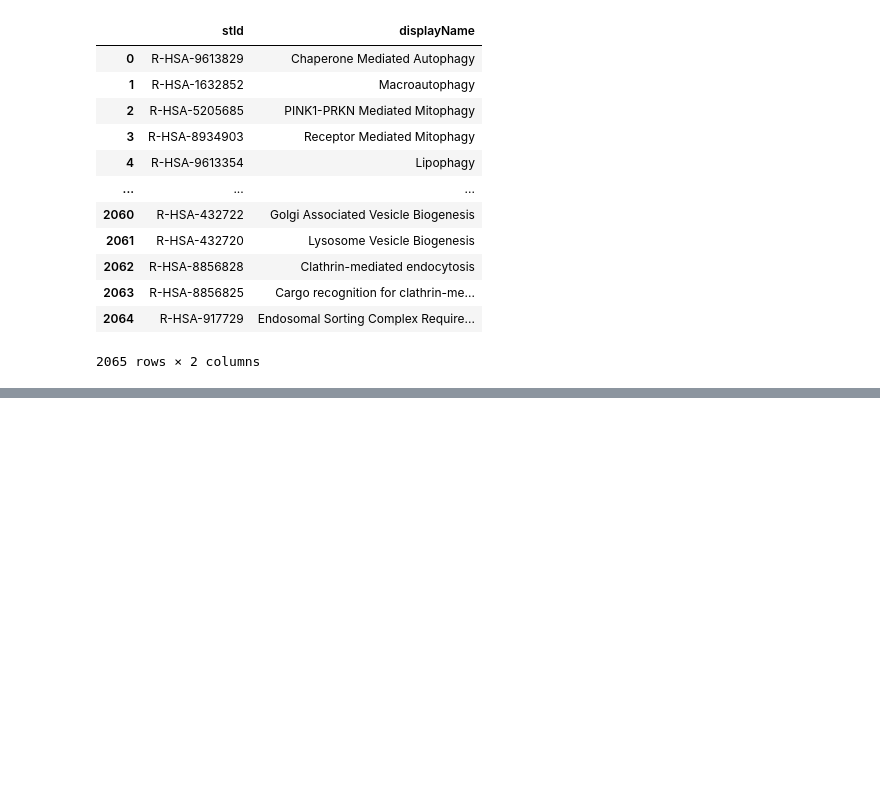
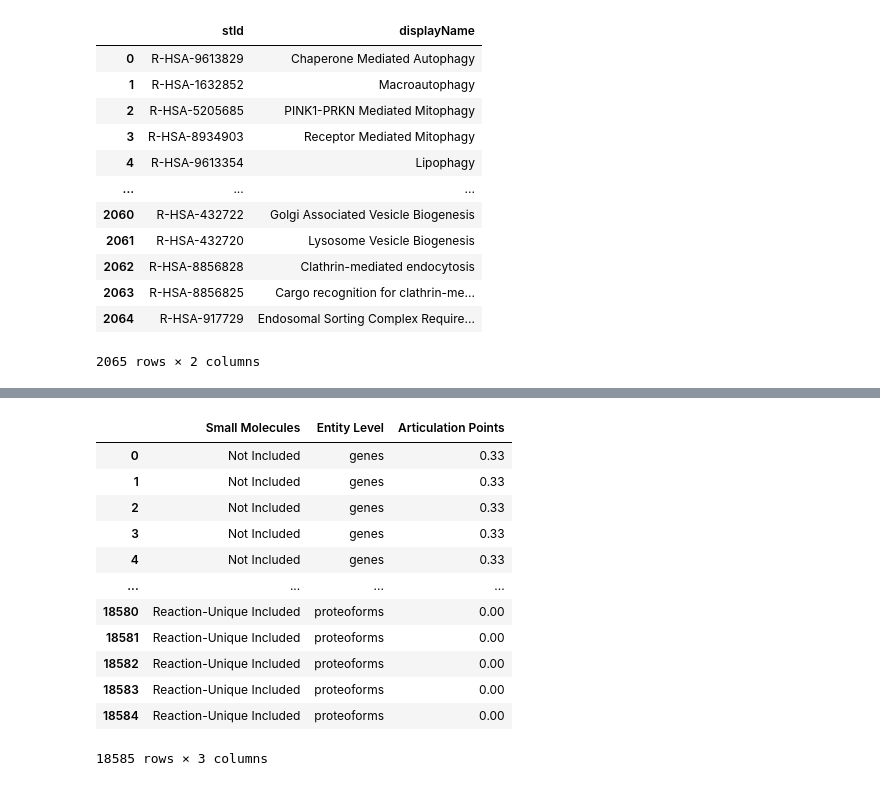
Before and after one commit to PathwayAnalysisPlatform/ProteoformNetworks, a Jupyter notebook: src/Python/analysis_1_network_topology.ipynb, the cells around one changed output, grey strips where cells are left out. Saved outputs shown, nothing was run; the diff lists cells and outputs as text; code cells hidden in the pictures; blank space fills up the shorter version.

```diff
--- a/src/Python/analysis_1_network_topology.ipynb
+++ b/src/Python/analysis_1_network_topology.ipynb
@@ -531,14 +527,28 @@ df_bridges
 # %%
 df_art_points= pd.DataFrame({"Sequence": art_points_sequences})
 df_art_points.reset_index(inplace=True)
 lst_col = 'Sequence'
 
 df_art_points = pd.DataFrame({
       col:np.repeat(df_art_points[col].values, df_art_points[lst_col].str.len())
       for col in df_art_points.columns.drop(lst_col)}
     ).assign(**{lst_col:np.concatenate(df_art_points[lst_col].values)})[df_art_points.columns]
 
 df_art_points = df_art_points.rename(columns={'Sequence': 'Articulation Points'})
-df_art_points['Articulation Points'] = df_art_points['Articulation Points'].apply(lambda x: 0 if x == 0 else np.log10(x))
+#df_art_points['Articulation Points'] = df_art_points['Articulation Points'].apply(lambda x: 0 if x == 0 else np.log10(x))
 
 df_art_points
+# %% [output]
+|  | Small Molecules | Entity Level | Articulation Points |
+| 0 | Not Included | genes | 0.33 |
+| 1 | Not Included | genes | 0.33 |
+| 2 | Not Included | genes | 0.33 |
+| 3 | Not Included | genes | 0.33 |
+| 4 | Not Included | genes | 0.33 |
+| ... | ... | ... | ... |
+| 18580 | Reaction-Unique Included | proteoforms | 0.00 |
+| 18581 | Reaction-Unique Included | proteoforms | 0.00 |
+| 18582 | Reaction-Unique Included | proteoforms | 0.00 |
+| 18583 | Reaction-Unique Included | proteoforms | 0.00 |
+| 18584 | Reaction-Unique Included | proteoforms | 0.00 |
+18585 rows × 3 columns
```
Also changed, not shown: parts of 20 cells of this notebook, 1 other file.
